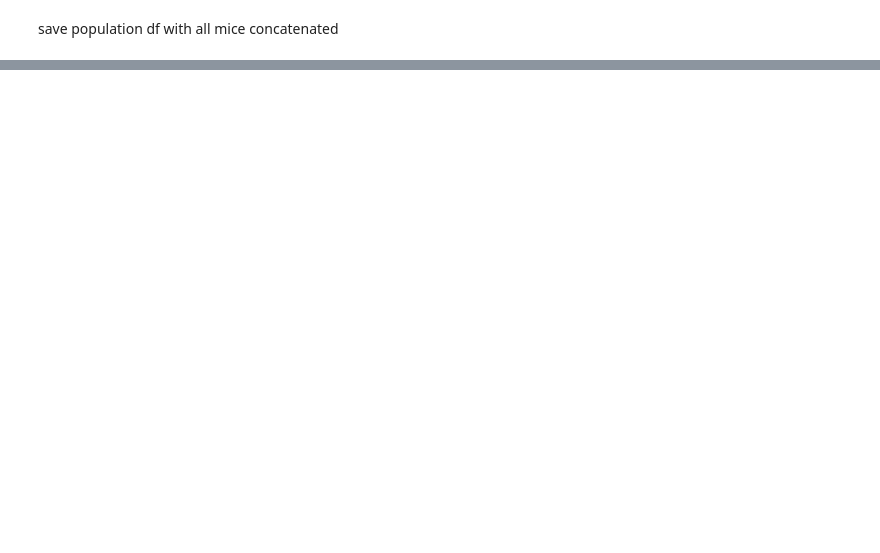
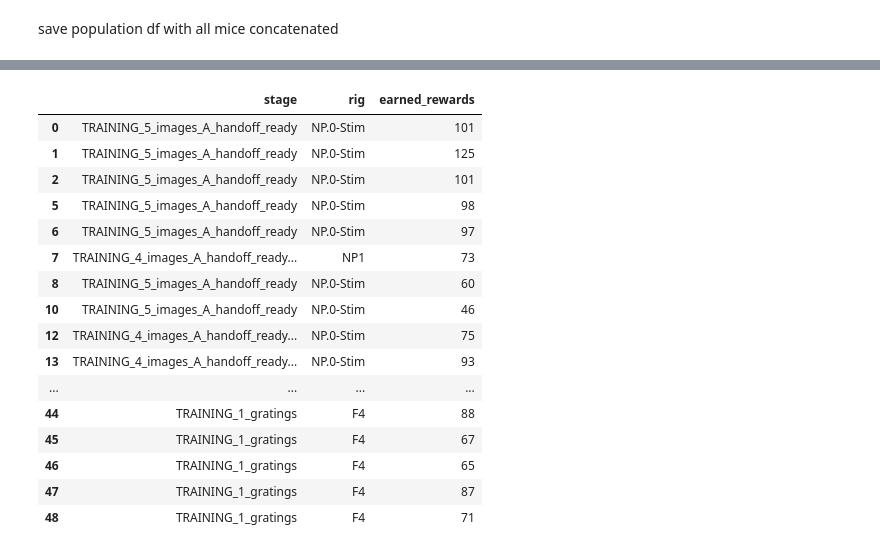
Before and after one commit to taminar/mouseBehaviorData, a Jupyter notebook: runBatchofMice.ipynb, the cells around one changed output, grey strips where cells are left out. Saved outputs shown, nothing was run; the diff lists cells and outputs as text; code cells hidden in the pictures; blank space fills up the shorter version.

```diff
--- a/runBatchofMice.ipynb
+++ b/runBatchofMice.ipynb
@@ -119,0 +182,5 @@ KeyError: 'session_datetime_utc'
+# %%
+plt.figure()
+plt.plot(lvdf.loc['489138']['session_datetime'], lvdf.loc['489138']['earned_rewards'], 'ko')
+lvdf.loc['489138'][['stage', 'rig', 'earned_rewards']]
+# %% [output]
@@ -119,0 +189,17 @@ KeyError: 'session_datetime_utc'
+|  | stage | rig | earned_rewards |
+| 0 | TRAINING_5_images_A_handoff_ready | NP.0-Stim | 101 |
+| 1 | TRAINING_5_images_A_handoff_ready | NP.0-Stim | 125 |
+| 2 | TRAINING_5_images_A_handoff_ready | NP.0-Stim | 101 |
+| 5 | TRAINING_5_images_A_handoff_ready | NP.0-Stim | 98 |
+| 6 | TRAINING_5_images_A_handoff_ready | NP.0-Stim | 97 |
+| 7 | TRAINING_4_images_A_handoff_ready... | NP1 | 73 |
+| 8 | TRAINING_5_images_A_handoff_ready | NP.0-Stim | 60 |
+| 10 | TRAINING_5_images_A_handoff_ready | NP.0-Stim | 46 |
+| 12 | TRAINING_4_images_A_handoff_ready... | NP.0-Stim | 75 |
+| 13 | TRAINING_4_images_A_handoff_ready... | NP.0-Stim | 93 |
+| ... | ... | ... | ... |
+| 44 | TRAINING_1_gratings | F4 | 88 |
+| 45 | TRAINING_1_gratings | F4 | 67 |
+| 46 | TRAINING_1_gratings | F4 | 65 |
+| 47 | TRAINING_1_gratings | F4 | 87 |
+| 48 | TRAINING_1_gratings | F4 | 71 |
```
Also changed, not shown: parts of 19 cells of this notebook, 8 other files.
